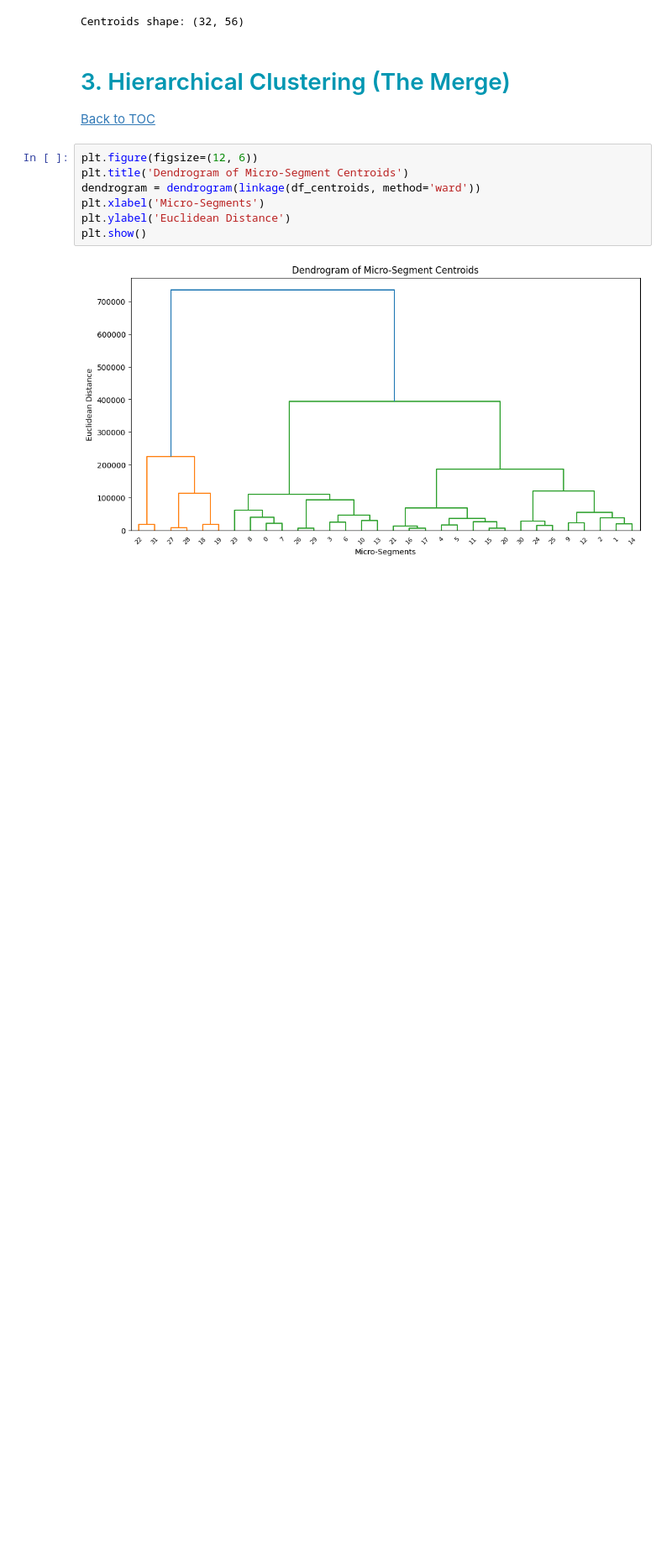
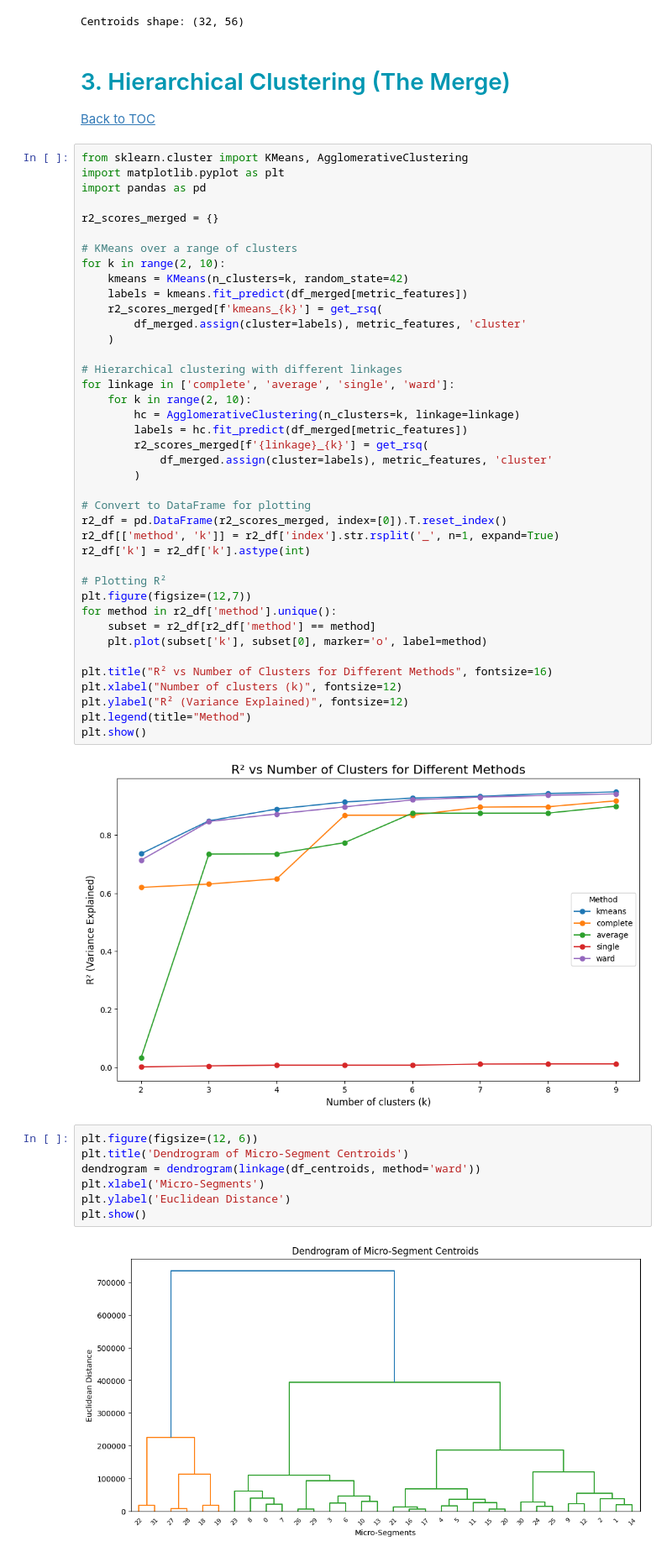
Before and after one commit to andrerangelferreira/DataMiningProject_AIAI_Group51, a Jupyter notebook: notebooks/Cluster_Merged.ipynb, the cells around one changed output. Shown at 84% size. Saved outputs shown, nothing was run; the diff lists cells and outputs as text; blank space fills up the shorter version.

```diff
--- a/notebooks/Cluster_Merged.ipynb
+++ b/notebooks/Cluster_Merged.ipynb
@@ -142,6 +196,48 @@ Centroids shape: (32, 56)
 # %% [markdown]
 # <span style="color:#0097b2">3. Hierarchical Clustering (The Merge)</span>
 [Back to TOC](#toc)
+# %%
+from sklearn.cluster import KMeans, AgglomerativeClustering
+import matplotlib.pyplot as plt
+import pandas as pd
+
+r2_scores_merged = {}
+
+# KMeans over a range of clusters
+for k in range(2, 10):
+    kmeans = KMeans(n_clusters=k, random_state=42)
+    labels = kmeans.fit_predict(df_merged[metric_features])
+    r2_scores_merged[f'kmeans_{k}'] = get_rsq(
+        df_merged.assign(cluster=labels), metric_features, 'cluster'
+    )
+
+# Hierarchical clustering with different linkages
+for linkage in ['complete', 'average', 'single', 'ward']:
+    for k in range(2, 10):
+        hc = AgglomerativeClustering(n_clusters=k, linkage=linkage)
+        labels = hc.fit_predict(df_merged[metric_features])
+        r2_scores_merged[f'{linkage}_{k}'] = get_rsq(
+            df_merged.assign(cluster=labels), metric_features, 'cluster'
+        )
+
+# Convert to DataFrame for plotting
+r2_df = pd.DataFrame(r2_scores_merged, index=[0]).T.reset_index()
+r2_df[['method', 'k']] = r2_df['index'].str.rsplit('_', n=1, expand=True)
+r2_df['k'] = r2_df['k'].astype(int)
+
+# Plotting R²
+plt.figure(figsize=(12,7))
+for method in r2_df['method'].unique():
+    subset = r2_df[r2_df['method'] == method]
+    plt.plot(subset['k'], subset[0], marker='o', label=method)
+
+plt.title("R² vs Number of Clusters for Different Methods", fontsize=16)
+plt.xlabel("Number of clusters (k)", fontsize=12)
+plt.ylabel("R² (Variance Explained)", fontsize=12)
+plt.legend(title="Method")
+plt.show()
+# %% [output]
+[figure, added]
 # %%
 plt.figure(figsize=(12, 6))
 plt.title('Dendrogram of Micro-Segment Centroids')
```
Also changed, not shown: parts of 11 cells of this notebook.
